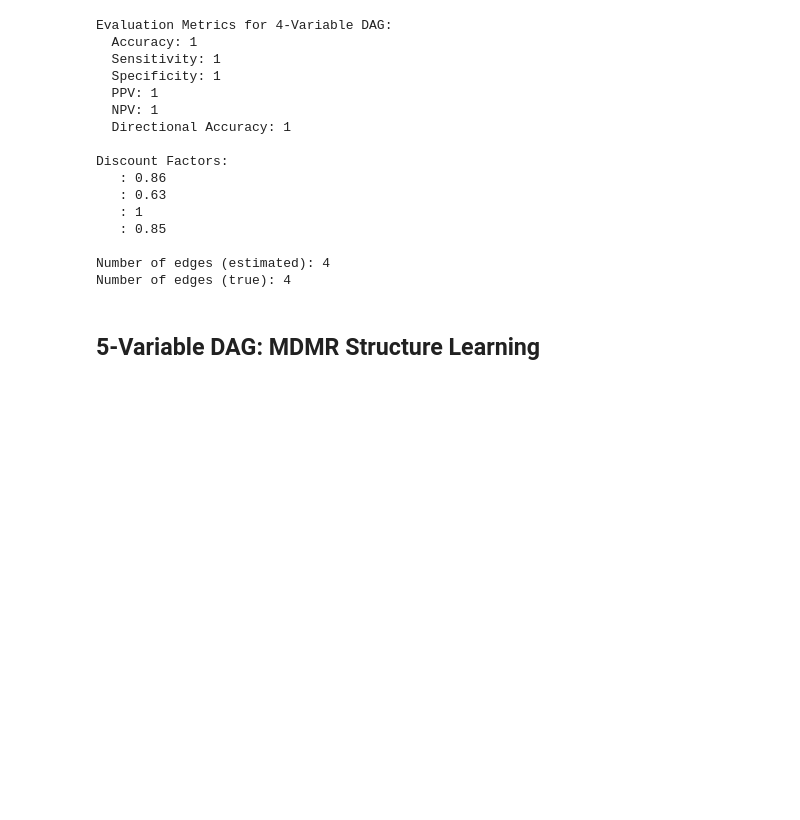
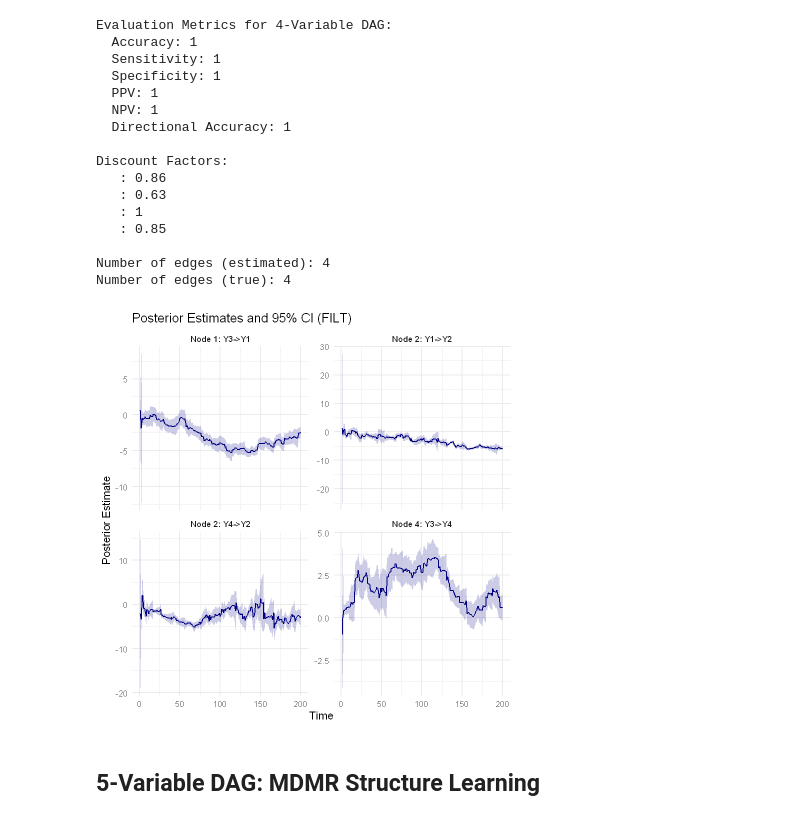
Before and after one commit to maods2/mdmp, a Jupyter notebook: simulation/05_mdmr_structure_learning.ipynb, the cells around one changed output. Saved outputs shown, nothing was run; the diff lists cells and outputs as text; code cells hidden in the pictures; blank space fills up the shorter version.

```diff
--- a/simulation/05_mdmr_structure_learning.ipynb
+++ b/simulation/05_mdmr_structure_learning.ipynb
@@ -120,6 +132,10 @@ Discount Factors:
 
 Number of edges (estimated): 4
 Number of edges (true): 4
+# %%
+plot_arcs(res_4var, type = "connections", distribution = "filt", ci_level = 0.95)
+# %% [output]
+[figure, added]
 # %% [markdown]
 ## 5-Variable DAG: MDMR Structure Learning
 # %%
```
Also changed, not shown: parts of 4 cells of this notebook.
